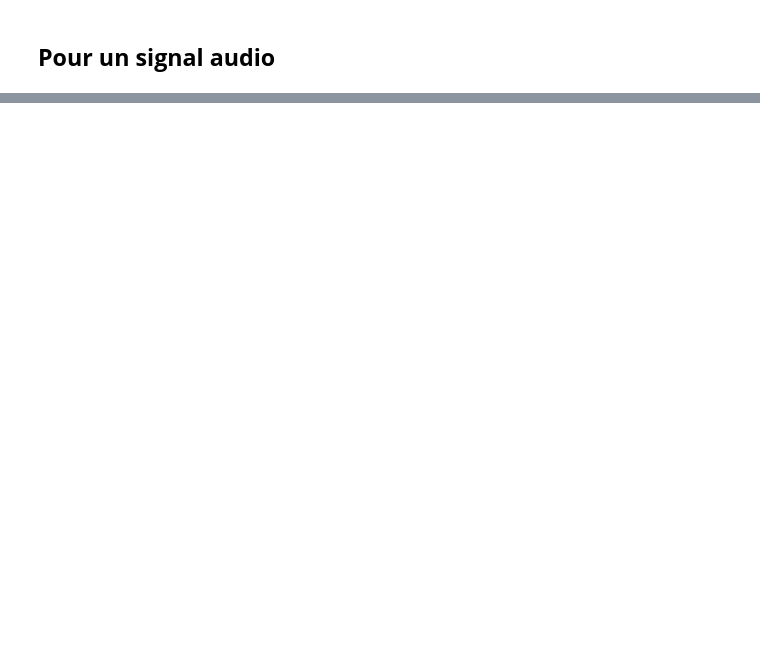
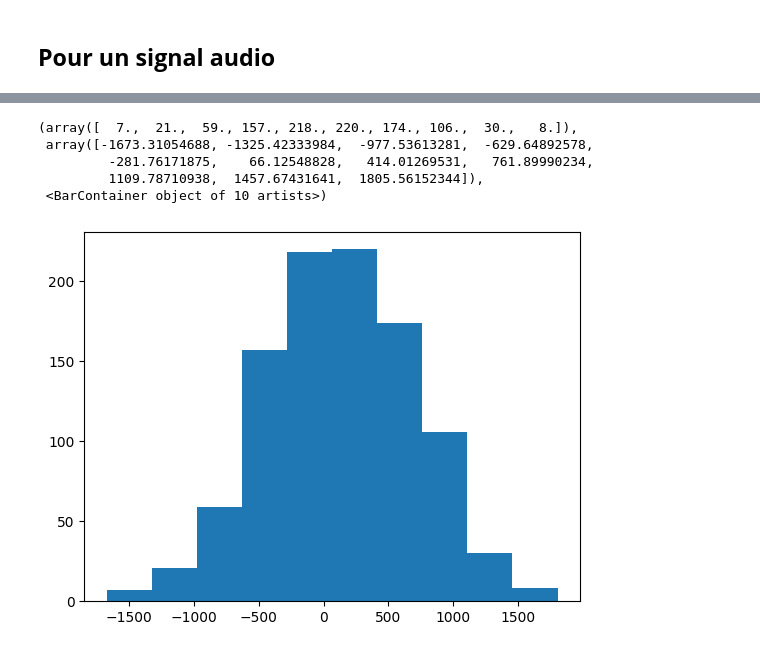
Before and after one commit to wissemmtiri/TP-TNS, a Jupyter notebook: main.ipynb, the cells around one changed output, grey strips where cells are left out. Cells and saved outputs as stored; diff of their text form; code cells hidden in the pictures; blank space fills up the shorter version.

```diff
--- a/main.ipynb
+++ b/main.ipynb
@@ -353,0 +379,9 @@ Xmat = sig.reshape((Lt, Nt), order='F')
+# %%
+plt.hist(puissances1024)
+# %% [output]
+(array([  7.,  21.,  59., 157., 218., 220., 174., 106.,  30.,   8.]),
+ array([-1673.31054688, -1325.42333984,  -977.53613281,  -629.64892578,
+         -281.76171875,    66.12548828,   414.01269531,   761.89990234,
+         1109.78710938,  1457.67431641,  1805.56152344]),
+ <BarContainer object of 10 artists>)
+[figure, added]
```
Also changed, not shown: parts of 20 cells of this notebook, 8 other files.
